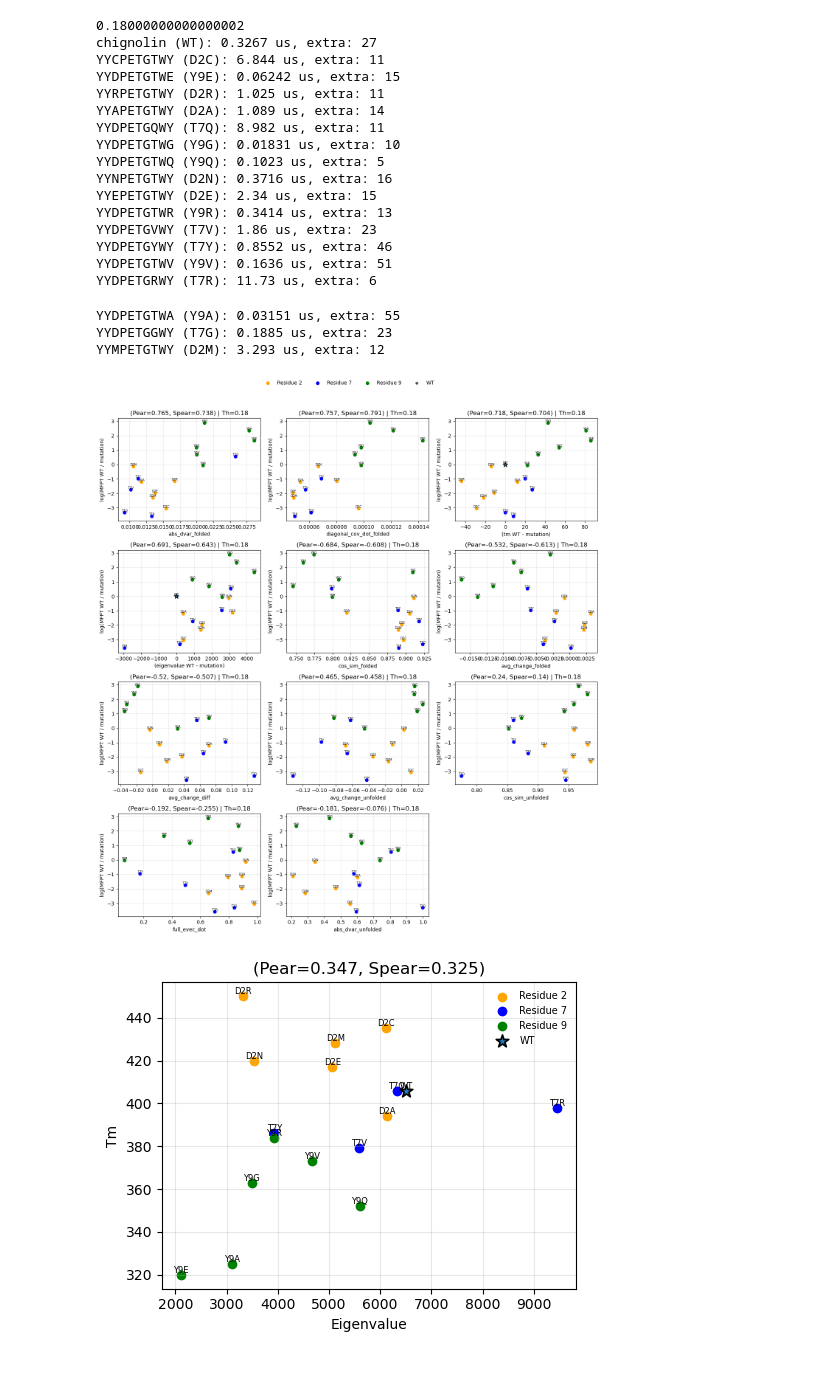
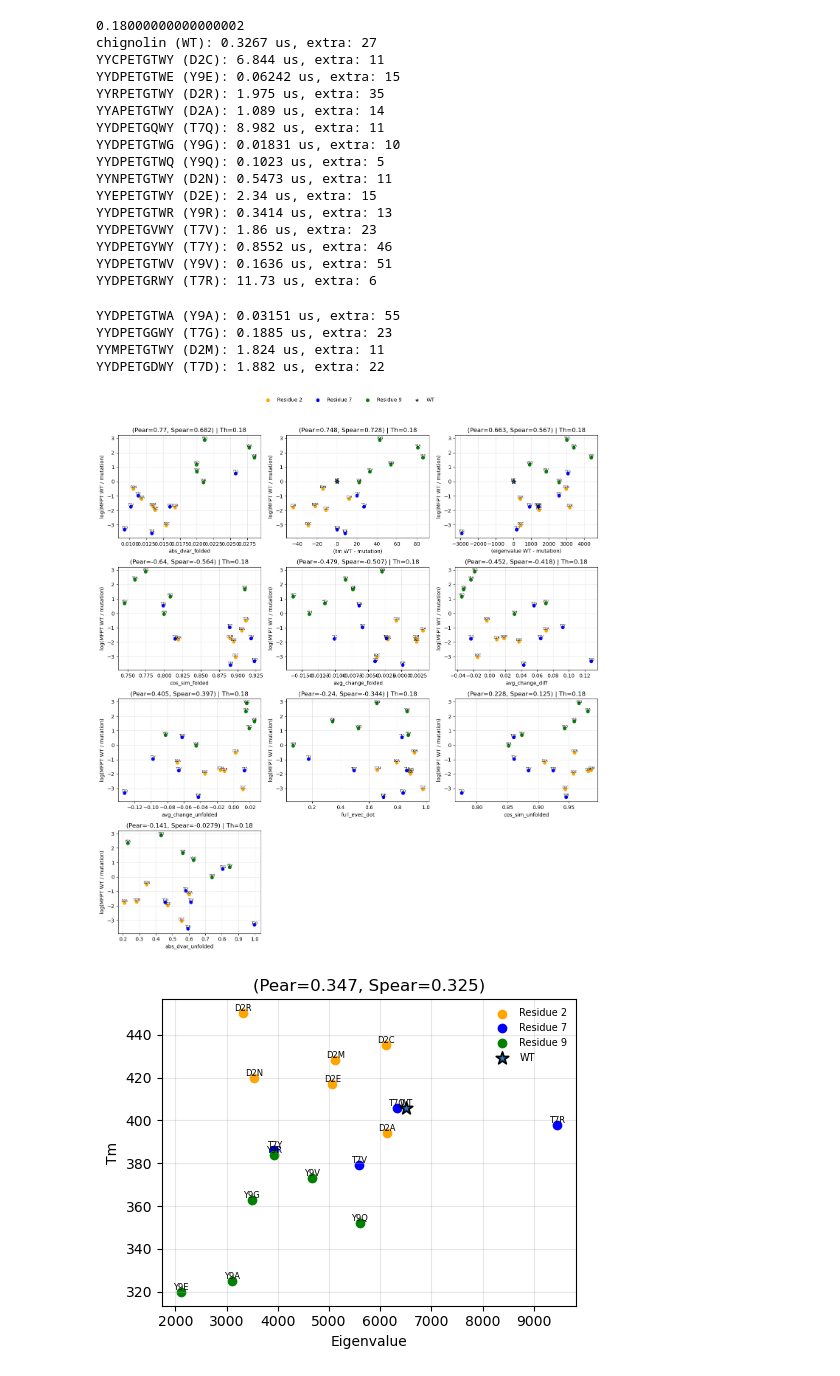
Before and after one commit to MendelsResearchGroup/guiding-peptide-kinetics, a Jupyter notebook: src/correlations.ipynb, the cells around one changed output. Saved outputs shown, nothing was run; the diff lists cells and outputs as text; code cells hidden in the pictures.

```diff
--- a/src/correlations.ipynb
+++ b/src/correlations.ipynb
@@ -142,40 +142,42 @@ props = [
     'cos_sim_unfolded','cos_sim_folded',
     'eigenvalue','full_evec_dot','avg_change_diff','avg_change_folded',
     'avg_change_unfolded',
-    'diagonal_cov_dot_folded','abs_dvar_folded','abs_dvar_unfolded',
+    'abs_dvar_folded','abs_dvar_unfolded',
     'tm'
 ]
+#'diagonal_cov_dot_folded',
 
 with open("../data/mfpt-pace=25000.pkl", "rb") as f:
     all_mfpt = pickle.load(f)
 
 sample_size = 200
 thresholds = np.sort(np.array(list(all_mfpt['chignolin'].keys()), dtype=float))
 th = thresholds[2]
 print(th)
 df = collect_df(all_mfpt, th, sample_size)
 stats_map = plot_mfpt_corr_grid(df, props, th=th)
 # %% [output]
 0.18000000000000002
 chignolin (WT): 0.3267 us, extra: 27
 YYCPETGTWY (D2C): 6.844 us, extra: 11
 YYDPETGTWE (Y9E): 0.06242 us, extra: 15
-YYRPETGTWY (D2R): 1.025 us, extra: 11
+YYRPETGTWY (D2R): 1.975 us, extra: 35
 YYAPETGTWY (D2A): 1.089 us, extra: 14
 YYDPETGQWY (T7Q): 8.982 us, extra: 11
 YYDPETGTWG (Y9G): 0.01831 us, extra: 10
 YYDPETGTWQ (Y9Q): 0.1023 us, extra: 5
-YYNPETGTWY (D2N): 0.3716 us, extra: 16
+YYNPETGTWY (D2N): 0.5473 us, extra: 11
 YYEPETGTWY (D2E): 2.34 us, extra: 15
 YYDPETGTWR (Y9R): 0.3414 us, extra: 13
 YYDPETGVWY (T7V): 1.86 us, extra: 23
 YYDPETGYWY (T7Y): 0.8552 us, extra: 46
 YYDPETGTWV (Y9V): 0.1636 us, extra: 51
 YYDPETGRWY (T7R): 11.73 us, extra: 6
 YYDPETGTWA (Y9A): 0.03151 us, extra: 55
 YYDPETGGWY (T7G): 0.1885 us, extra: 23
-YYMPETGTWY (D2M): 3.293 us, extra: 12
+YYMPETGTWY (D2M): 1.824 us, extra: 11
+YYDPETGDWY (T7D): 1.882 us, extra: 22
-[figure, old version]
+[figure, new version]
 # %%
 import numpy as np
 import matplotlib.pyplot as plt
```
Also changed, not shown: parts of 3 cells of this notebook, 31 other files.
